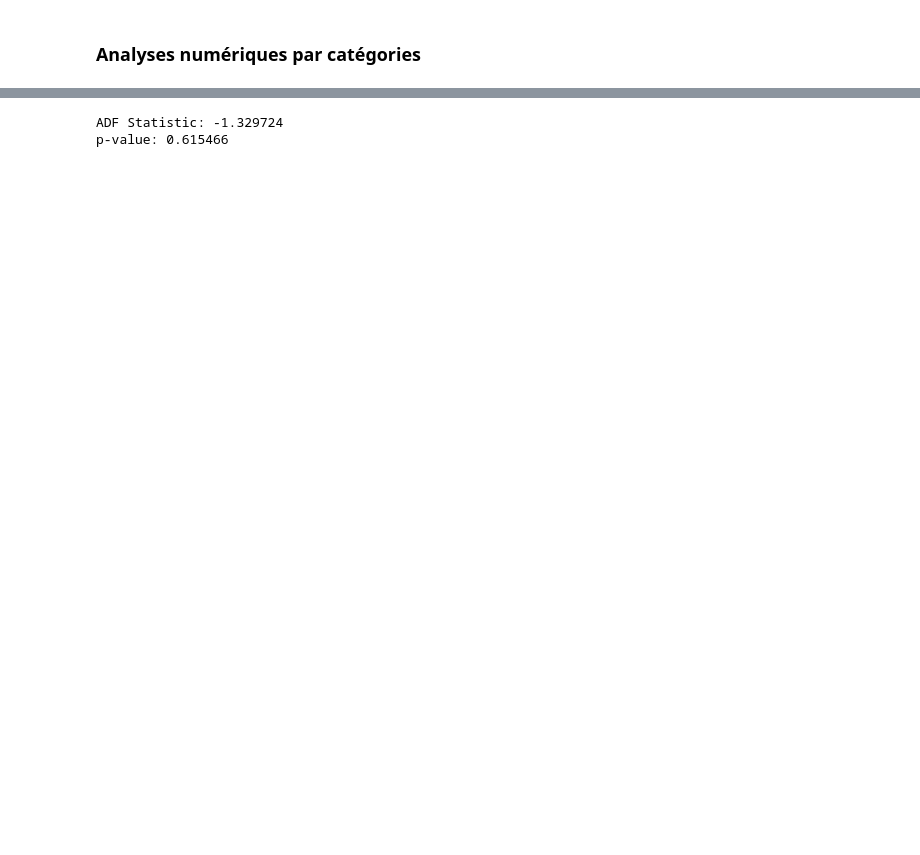
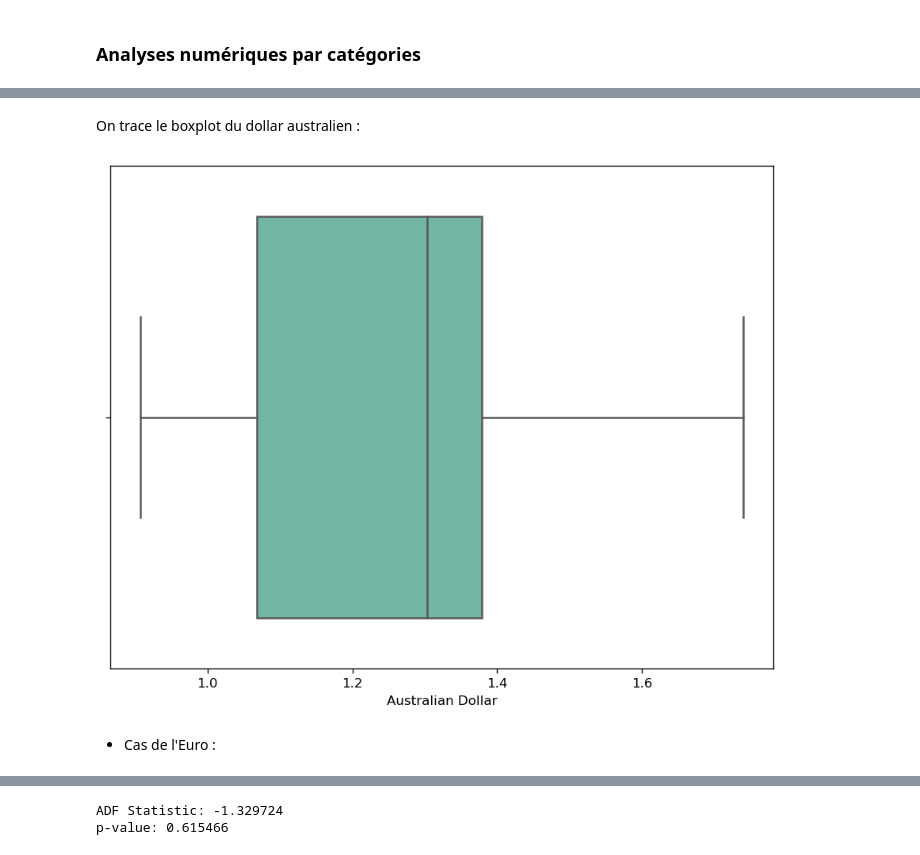
Before and after one commit to AlaaeddineBesbes/DATA731-Market-Movement, a Jupyter notebook: Projet.ipynb, the cells around one changed output, grey strips where cells are left out. Cells and saved outputs as stored; diff of their text form; code cells hidden in the pictures; blank space fills up the shorter version.

```diff
--- a/Projet.ipynb
+++ b/Projet.ipynb
@@ -393,0 +238,9 @@ Differencing('Turkish Lira')
+# %% [markdown]
+On trace le boxplot du dollar australien :
+# %%
+sn.boxplot(data['Australian Dollar'], palette = 'Set2')
+plt.show()
+# %% [output]
+[figure, added]
+# %% [markdown]
+- Cas de l'Euro :
```
Also changed, not shown: parts of 126 cells of this notebook, 1 other file.
